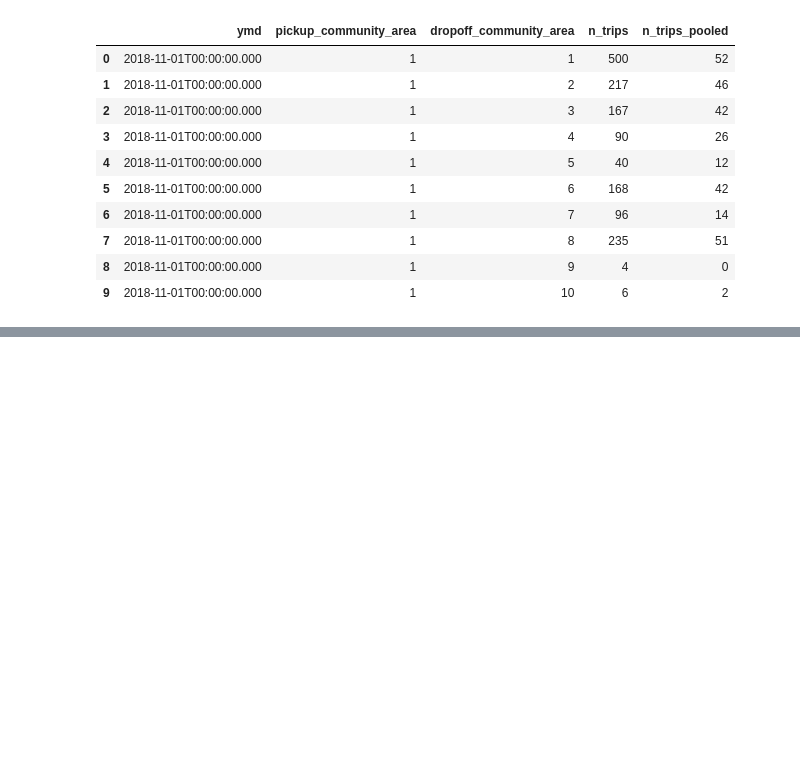
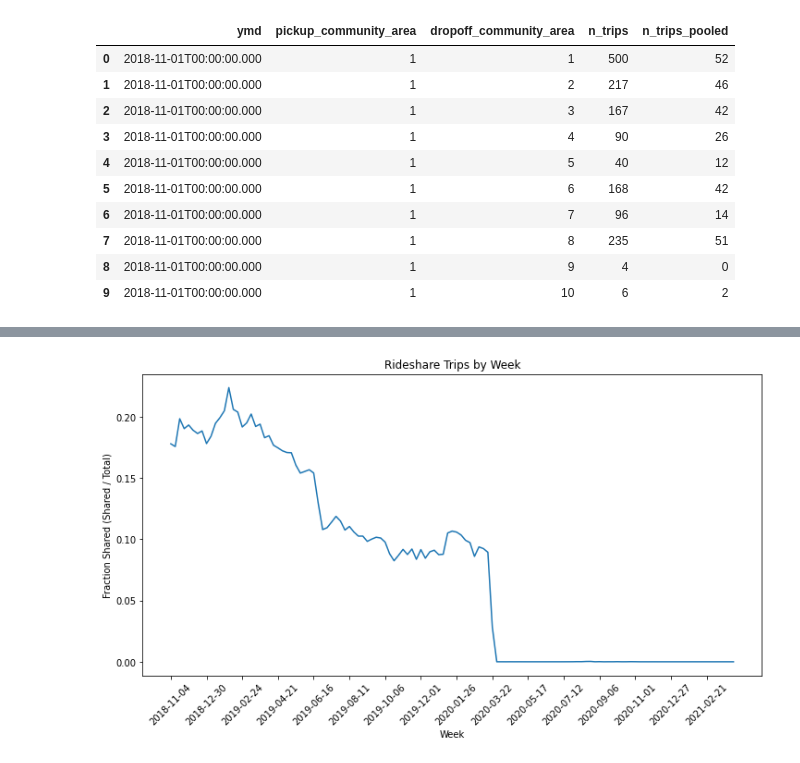
Before and after one commit to scarletstudio/transithealth, a Jupyter notebook: notebooks/vkannan3/Shared Rides.ipynb, the cells around one changed output, grey strips where cells are left out. Saved outputs shown, nothing was run; the diff lists cells and outputs as text; code cells hidden in the pictures; blank space fills up the shorter version.

```diff
--- a/notebooks/vkannan3/Shared Rides.ipynb
+++ b/notebooks/vkannan3/Shared Rides.ipynb
@@ -117,0 +157,10 @@ df_trips
+# %%
+sns.lineplot(data=df_gp, x="week", y="frac_shared")
+plt.title("Rideshare Trips by Week")
+plt.xlabel("Week")
+plt.ylabel("Fraction Shared (Shared / Total)")
+plt.xticks(np.arange(0, len(df_gp), 8), rotation=45)
+plt.gcf().set_size_inches(12, 6)
+plt.show()
+# %% [output]
+[figure, added]
```
Also changed, not shown: parts of 5 cells of this notebook, 2 other files.
